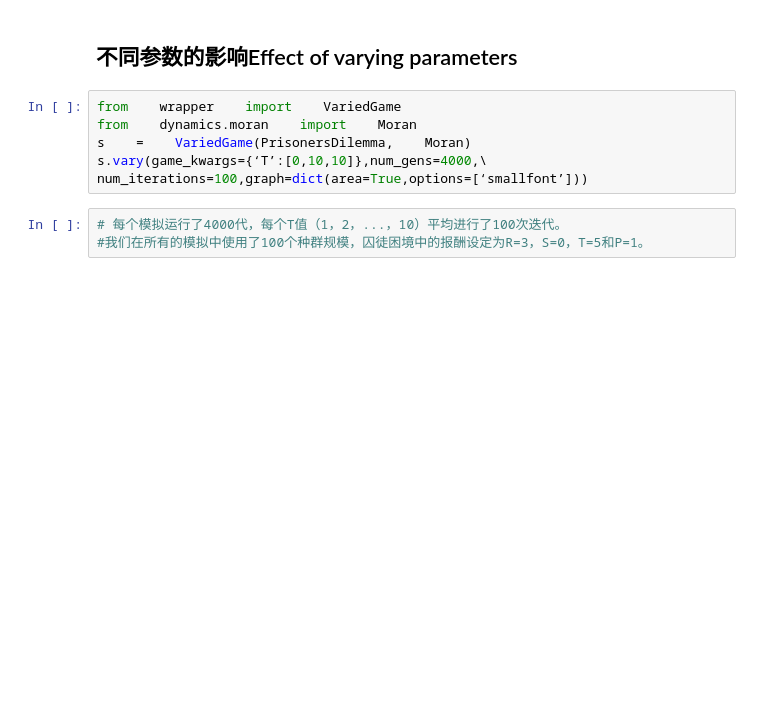
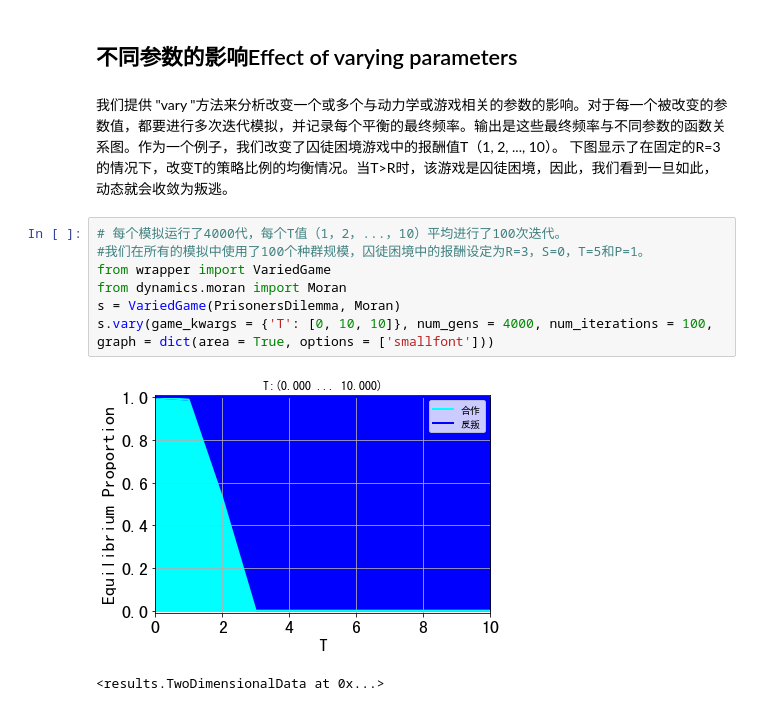
Before and after one commit to GOBUT/DyPy, a Jupyter notebook: dynamics_sim-master/Text.ipynb, the cells around one changed output. Drawn from its saved outputs; the diff is of its cells as text; blank space fills up the shorter version.

```diff
--- a/dynamics_sim-master/Text.ipynb
+++ b/dynamics_sim-master/Text.ipynb
@@ -124,11 +124,15 @@ s.frac_invasions(num_iterations = 1000, num_gens = 2000, pop_size = 100, strateg
 # %% [markdown]
 ## 不同参数的影响Eﬀect of varying parameters
+# %% [markdown]
+我们提供 "vary "方法来分析改变一个或多个与动力学或游戏相关的参数的影响。对于每一个被改变的参数值，都要进行多次迭代模拟，并记录每个平衡的最终频率。输出是这些最终频率与不同参数的函数关系图。作为一个例子，我们改变了囚徒困境游戏中的报酬值T（1, 2, ..., 10）。
+下图显示了在固定的R=3的情况下，改变T的策略比例的均衡情况。当T>R时，该游戏是囚徒困境，因此，我们看到一旦如此，动态就会收敛为叛逃。
 # %%
-from    wrapper    import    VariedGame
-from    dynamics.moran    import    Moran
-s    =    VariedGame(PrisonersDilemma,    Moran)
-s.vary(game_kwargs={‘T’:[0,10,10]},num_gens=4000,\
-num_iterations=100,graph=dict(area=True,options=[‘smallfont’]))
+# 每个模拟运行了4000代，每个T值（1，2，...，10）平均进行了100次迭代。
+#我们在所有的模拟中使用了100个种群规模，囚徒困境中的报酬设定为R=3，S=0，T=5和P=1。
+from wrapper import VariedGame
+from dynamics.moran import Moran
+s = VariedGame(PrisonersDilemma, Moran)
+s.vary(game_kwargs = {'T': [0, 10, 10]}, num_gens = 4000, num_iterations = 100, graph = dict(area = True, options = ['smallfont']))
+# %% [output]
+[figure, added]
+<results.TwoDimensionalData at 0x...>
-# %%
-# 每个模拟运行了4000代，每个T值（1，2，...，10）平均进行了100次迭代。
-#我们在所有的模拟中使用了100个种群规模，囚徒困境中的报酬设定为R=3，S=0，T=5和P=1。
```
Also changed, not shown: parts of 10 cells of this notebook.
